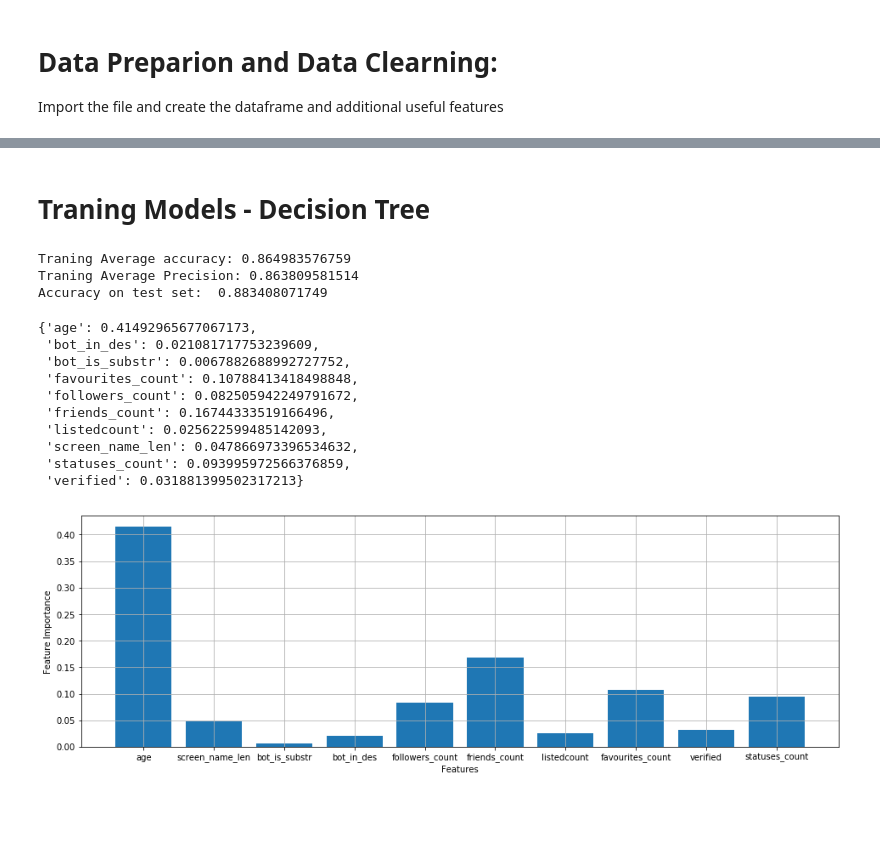
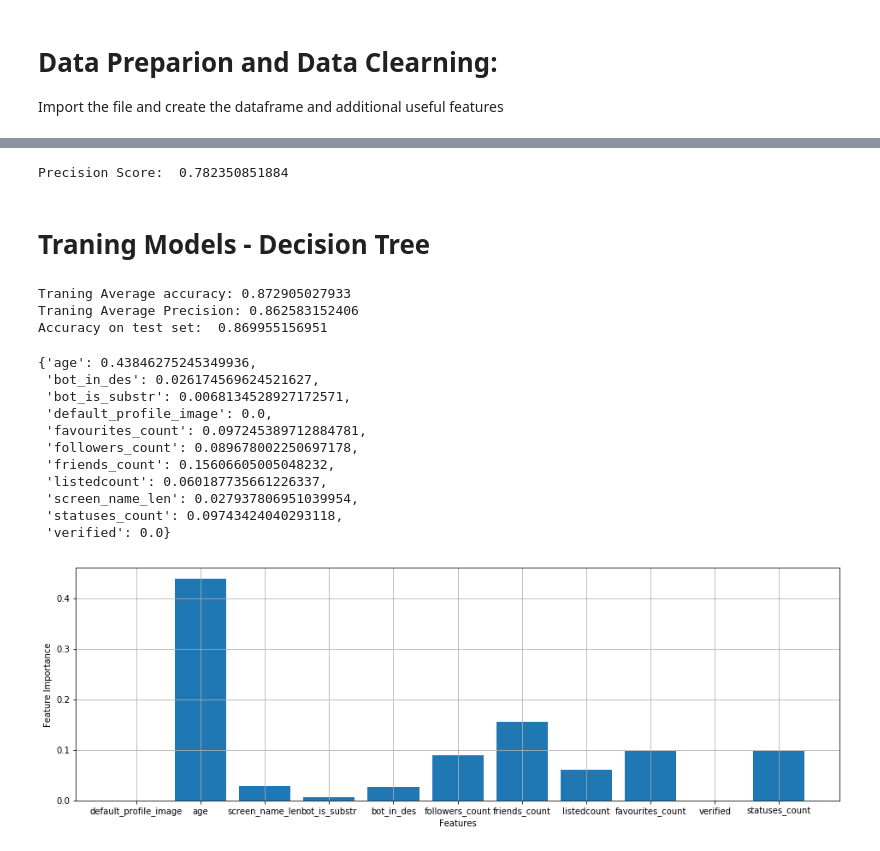
Before and after one commit to heng2j/-Twitter-Account-Bot-or-not-Bot, a Jupyter notebook: Prediction for Bot or not Bot twitter accounts.ipynb, the cells around one changed output, grey strips where cells are left out. Drawn from its saved outputs; the diff is of its cells as text; code cells hidden in the pictures; blank space fills up the shorter version.

```diff
--- a/Prediction for Bot or not Bot twitter accounts.ipynb
+++ b/Prediction for Bot or not Bot twitter accounts.ipynb
@@ -33,0 +66,35 @@ df = pd.read_csv('/Users/Heng2j/Documents/NYU Grad /Spring 2017/Machine Learning
+# %%
+bots_data = pd.read_csv('/Users/Heng2j/Documents/NYU Grad /Spring 2017/Machine Learning/project/bots_data.csv',encoding="ISO-8859-1",header = None, na_values='?',delim_whitespace=False,)
+bots_data = bots_data.ix[1:]
+
+nonbots_data = pd.read_csv('/Users/Heng2j/Documents/NYU Grad /Spring 2017/Machine Learning/project/nonbots_data.csv',encoding="ISO-8859-1",header = None,na_values='?',delim_whitespace=False,)
+nonbots_data = nonbots_data.ix[1:]
+
+
+data_frames = [bots_data, nonbots_data]
+
+df = pd.concat(data_frames)
+df.columns = names
+
+
+
+
+#df = pd.read_csv('/Users/Heng2j/Documents/NYU Grad /Spring 2017/Machine Learning/project/merged.csv',encoding="ISO-8859-1",
+#                 header=None,delim_whitespace=False,names=names,na_values='?',)
+
+
+
+df.verified=df.verified.astype('bool')
+#df.verified=df.verified.astype(int)
+df.default_profile=df.default_profile.astype('bool')
+#df.default_profile=df.default_profile.astype(int)
+df.default_profile_image=df.default_profile_image.astype('bool')
+#df.default_profile_image=df.default_profile_image.astype(int)
+
+df.followers_count = df.followers_count.astype(int)
+df.friends_count = df.friends_count.astype(int)
+df.listedcount = df.listedcount.astype(int)
+df.favourites_count = df.favourites_count.astype(int)
+
+df.statuses_count = df.statuses_count.astype(int)
+df.bot = df.bot.astype(int)
@@ -49,3 +156,6 @@ for i in df["created_at"]:
     age = 17-year
     ages.append(age)
 df["age"] = ages
+# %%
+#Reindex the merged dataframe df
+df.reset_index(drop=True, inplace=True)
@@ -69,10 +295,14 @@ Y_test = test_df['bot']
+# %%
+print("Precision Score: ", (precision_score(y_test_NB,predicted,average='weighted' )))
+# %% [output]
+Precision Score:  0.782350851884
 # %% [markdown]
 # Traning Models - Decision Tree
 # %%
 dt = DecisionTreeClassifier(criterion='entropy')
 
 # treeNames are only the numerical and binary features with importance > 0
-treeNames=['age','screen_name_len', 'bot_is_substr','bot_in_des','followers_count','friends_count','listedcount', 'favourites_count','verified','statuses_count']
+treeNames=['default_profile_image','age','screen_name_len', 'bot_is_substr','bot_in_des','followers_count','friends_count','listedcount', 'favourites_count','verified','statuses_count']
 
 # Getting the training sets and fitting the tree
 df_train = train_df[treeNames+['bot']]
@@ -95,47 +325,48 @@ feature_importance_Y = feature_mi_dict.values()
 plt.rcParams['figure.figsize'] = (16, 5)
 plt.bar(range(len(feature_mi_dict)), feature_mi_dict.values(), align='center')
 plt.xticks(range(len(feature_mi_dict)), feature_mi_dict.keys())
 plt.xlabel('Features')
 plt.ylabel('Feature Importance')
 plt.grid(True)
 
 # Printing the evaluations
 print("Traning Average accuracy:",accuracy.mean())
 print("Traning Average Precision:",precision.mean())
 
 
 predicts = dt.predict(X_test[treeNames])
 
 Test_accuracy = metrics.accuracy_score(test_df['bot'], predicts)
 
 print('Accuracy on test set: ',Test_accuracy )
 
 
 
 
 
 feature_mi = dt.feature_importances_
 
 feature_mi
 
 feature_mi_dict = dict(zip(x_train.columns.values,feature_mi))
 
 feature_mi_dict
 # %% [output]
-Traning Average accuracy: 0.864983576759
-Traning Average Precision: 0.863809581514
-Accuracy on test set:  0.883408071749
+Traning Average accuracy: 0.872905027933
+Traning Average Precision: 0.862583152406
+Accuracy on test set:  0.869955156951
-{'age': 0.41492965677067173,
- 'bot_in_des': 0.021081717753239609,
- 'bot_is_substr': 0.0067882688992727752,
- 'favourites_count': 0.10788413418498848,
- 'followers_count': 0.082505942249791672,
- 'friends_count': 0.16744333519166496,
- 'listedcount': 0.025622599485142093,
- 'screen_name_len': 0.047866973396534632,
- 'statuses_count': 0.093995972566376859,
- 'verified': 0.031881399502317213}
+{'age': 0.43846275245349936,
+ 'bot_in_des': 0.026174569624521627,
+ 'bot_is_substr': 0.0068134528927172571,
+ 'default_profile_image': 0.0,
+ 'favourites_count': 0.097245389712884781,
+ 'followers_count': 0.089678002250697178,
+ 'friends_count': 0.15606605005048232,
+ 'listedcount': 0.060187735661226337,
+ 'screen_name_len': 0.027937806951039954,
+ 'statuses_count': 0.09743424040293118,
+ 'verified': 0.0}
-[figure, old version]
+[figure, new version]
 # %%
 def plotUnivariateROC(preds, truth, label_string):
     '''
```
Also changed, not shown: parts of 22 cells of this notebook.
